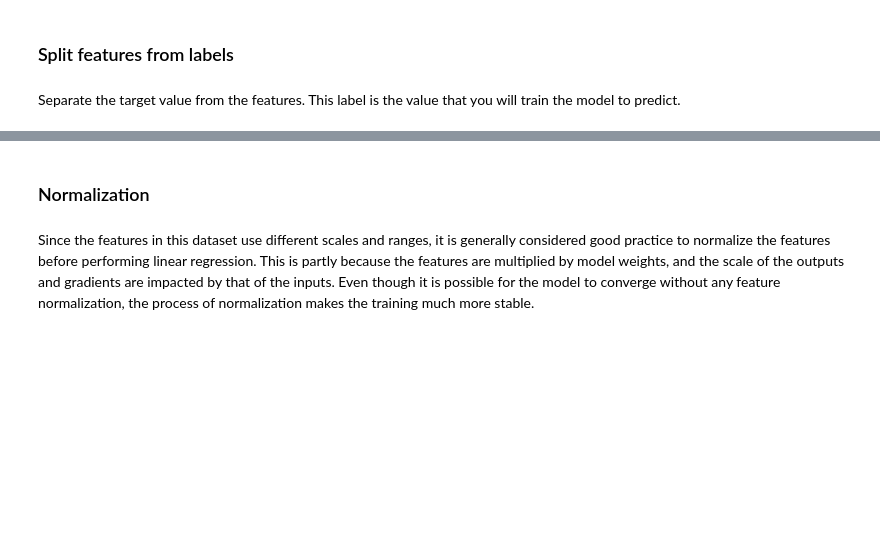
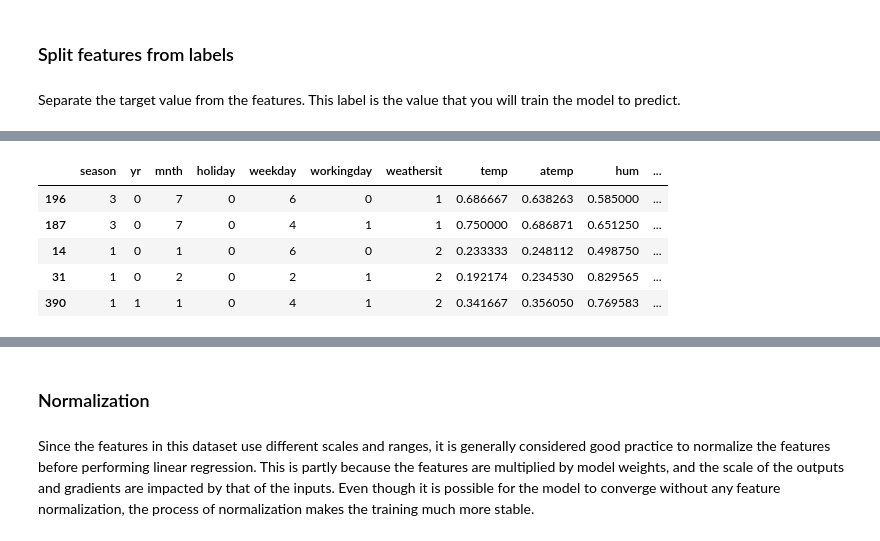
Before and after one commit to MassGH2023/Deep-Learning-and-Neural-Network, a Jupyter notebook: regression_Keras.ipynb, the cells around one changed output, grey strips where cells are left out. Saved outputs shown, nothing was run; the diff lists cells and outputs as text; code cells hidden in the pictures; blank space fills up the shorter version.

```diff
--- a/regression_Keras.ipynb
+++ b/regression_Keras.ipynb
@@ -242,3 +301,12 @@ test_features = test_dataset.copy()
 
 train_labels = train_features.pop('cnt')
 test_labels = test_features.pop('cnt')
+# %%
+train_dataset.head()
+# %% [output]
+|  | season | yr | mnth | holiday | weekday | workingday | weathersit | temp | atemp | hum | ... |
+| 196 | 3 | 0 | 7 | 0 | 6 | 0 | 1 | 0.686667 | 0.638263 | 0.585000 | ... |
+| 187 | 3 | 0 | 7 | 0 | 4 | 1 | 1 | 0.750000 | 0.686871 | 0.651250 | ... |
+| 14 | 1 | 0 | 1 | 0 | 6 | 0 | 2 | 0.233333 | 0.248112 | 0.498750 | ... |
+| 31 | 1 | 0 | 2 | 0 | 2 | 1 | 2 | 0.192174 | 0.234530 | 0.829565 | ... |
+| 390 | 1 | 1 | 1 | 0 | 4 | 1 | 2 | 0.341667 | 0.356050 | 0.769583 | ... |
```
Also changed, not shown: parts of 54 cells of this notebook.
